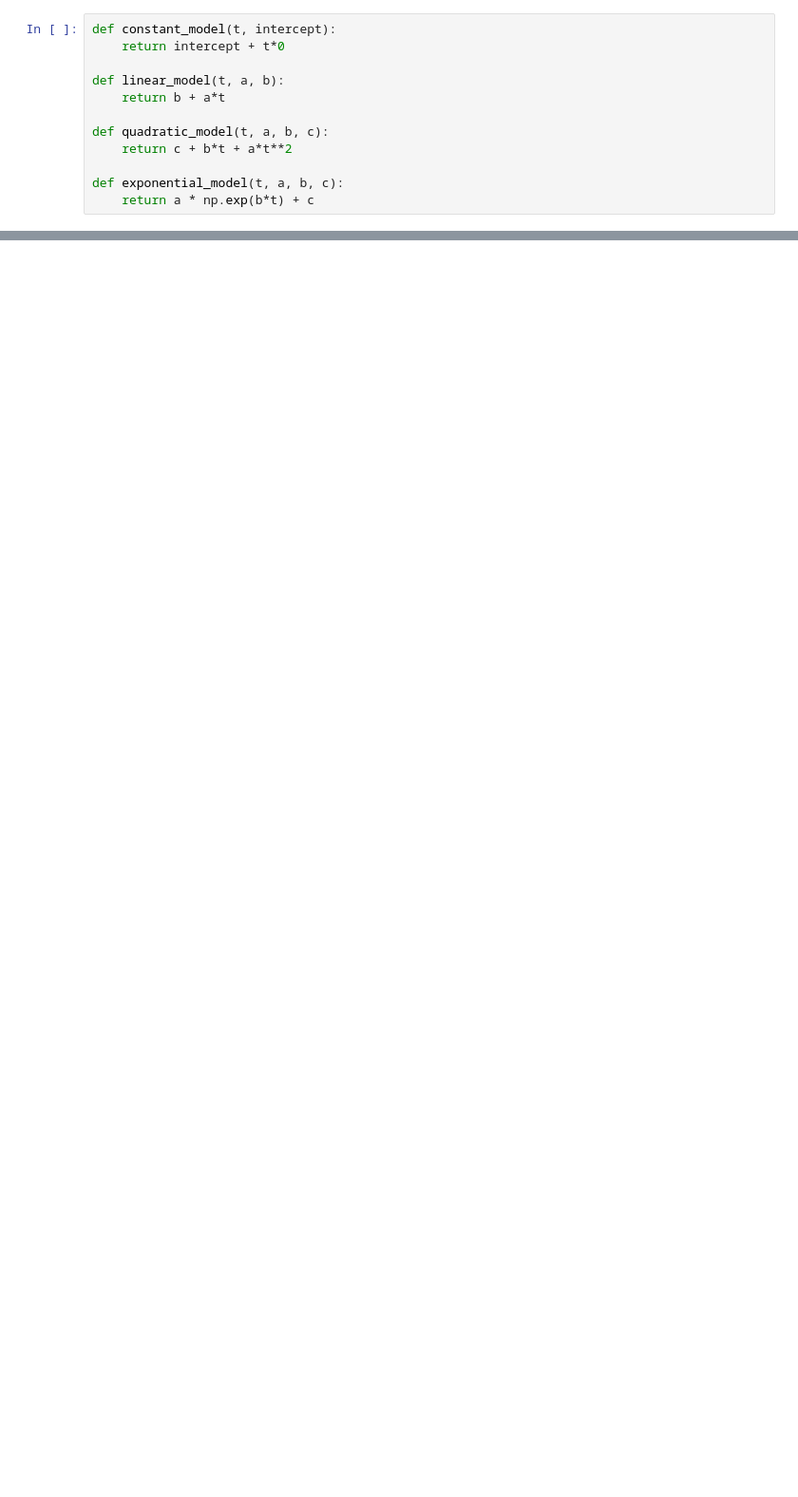
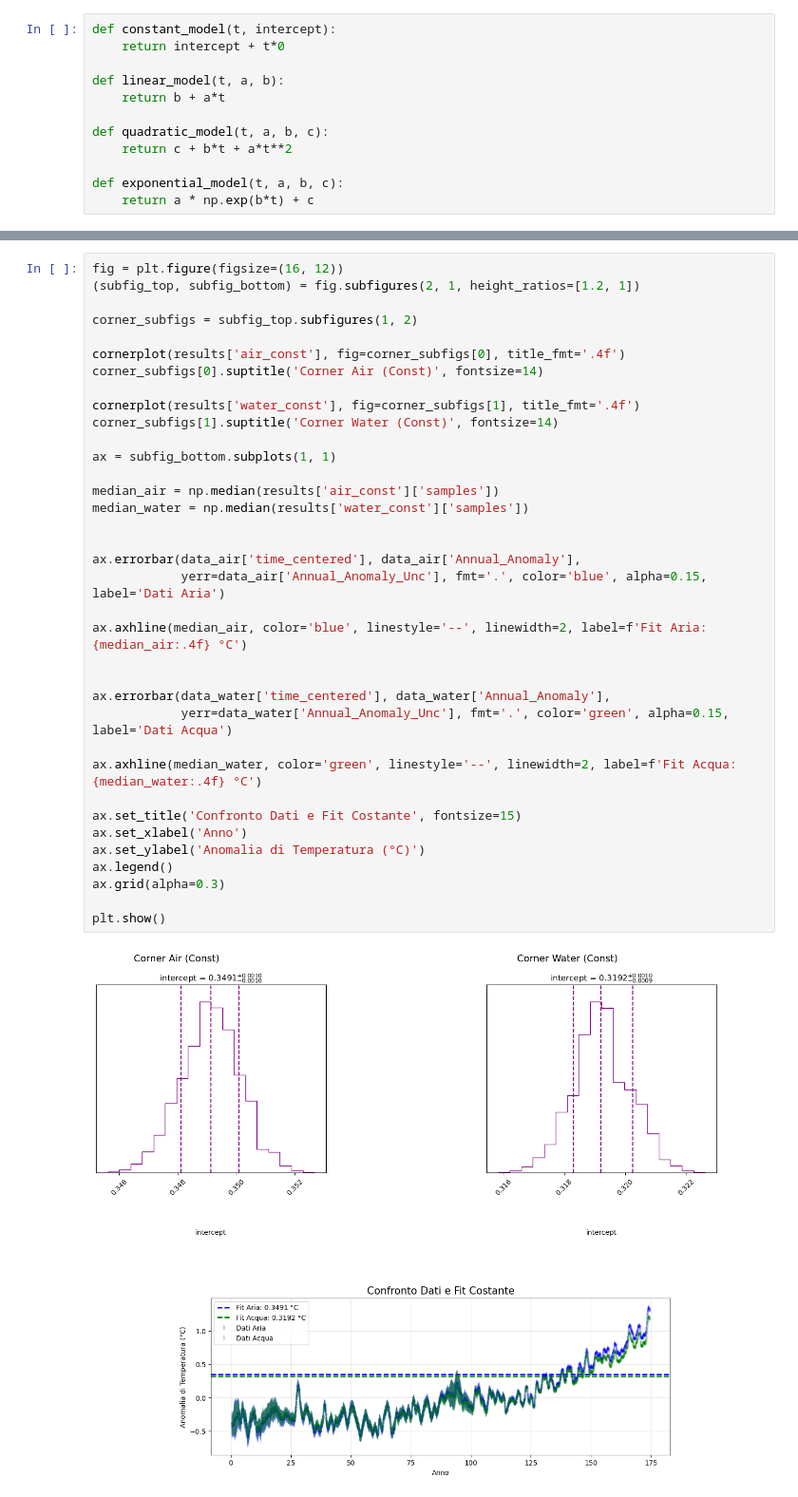
Before and after one commit to EnricoVianelli/GlobalWarming, a Jupyter notebook: global_warming.ipynb, the cells around one changed output, grey strips where cells are left out. Shown at 95% size. Drawn from its saved outputs; the diff is of its cells as text; blank space fills up the shorter version.

```diff
--- a/global_warming.ipynb
+++ b/global_warming.ipynb
@@ -314,0 +315,38 @@ plt.show()
+# %%
+fig = plt.figure(figsize=(16, 12))
+(subfig_top, subfig_bottom) = fig.subfigures(2, 1, height_ratios=[1.2, 1])
+
+corner_subfigs = subfig_top.subfigures(1, 2)
+
+cornerplot(results['air_const'], fig=corner_subfigs[0], title_fmt='.4f')
+corner_subfigs[0].suptitle('Corner Air (Const)', fontsize=14)
+
+cornerplot(results['water_const'], fig=corner_subfigs[1], title_fmt='.4f')
+corner_subfigs[1].suptitle('Corner Water (Const)', fontsize=14)
+
+ax = subfig_bottom.subplots(1, 1)
+
+median_air = np.median(results['air_const']['samples'])
+median_water = np.median(results['water_const']['samples'])
+
+
+ax.errorbar(data_air['time_centered'], data_air['Annual_Anomaly'],
+            yerr=data_air['Annual_Anomaly_Unc'], fmt='.', color='blue', alpha=0.15, label='Dati Aria')
+
+ax.axhline(median_air, color='blue', linestyle='--', linewidth=2, label=f'Fit Aria: {median_air:.4f} °C')
+
+
+ax.errorbar(data_water['time_centered'], data_water['Annual_Anomaly'],
+            yerr=data_water['Annual_Anomaly_Unc'], fmt='.', color='green', alpha=0.15, label='Dati Acqua')
+
+ax.axhline(median_water, color='green', linestyle='--', linewidth=2, label=f'Fit Acqua: {median_water:.4f} °C')
+
+ax.set_title('Confronto Dati e Fit Costante', fontsize=15)
+ax.set_xlabel('Anno')
+ax.set_ylabel('Anomalia di Temperatura (°C)')
+ax.legend()
+ax.grid(alpha=0.3)
+
+plt.show()
+# %% [output]
+[figure, added]
```
Also changed, not shown: parts of 19 cells of this notebook.
